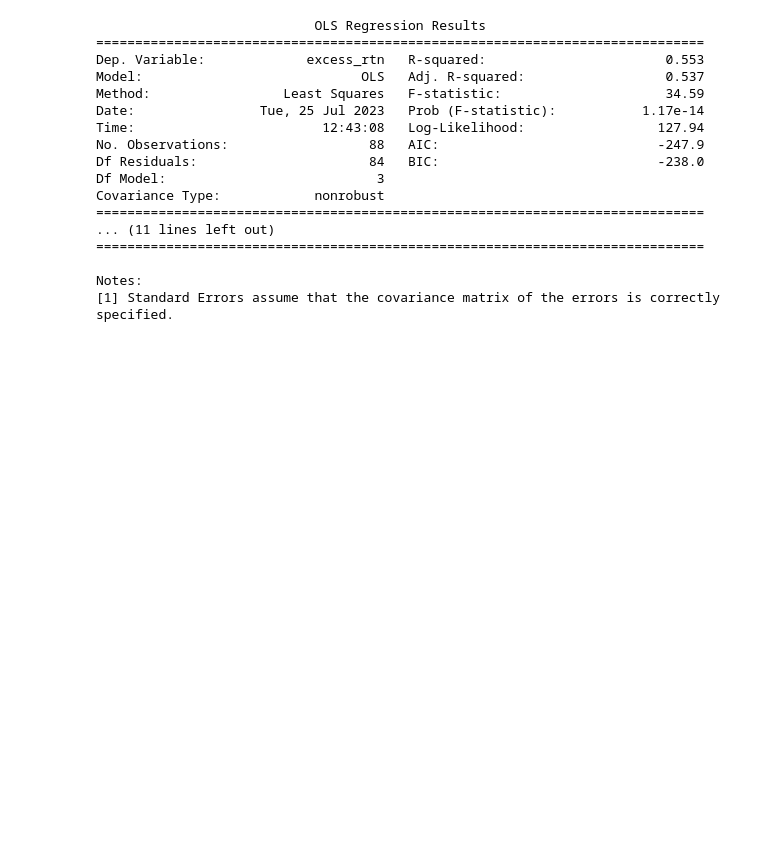
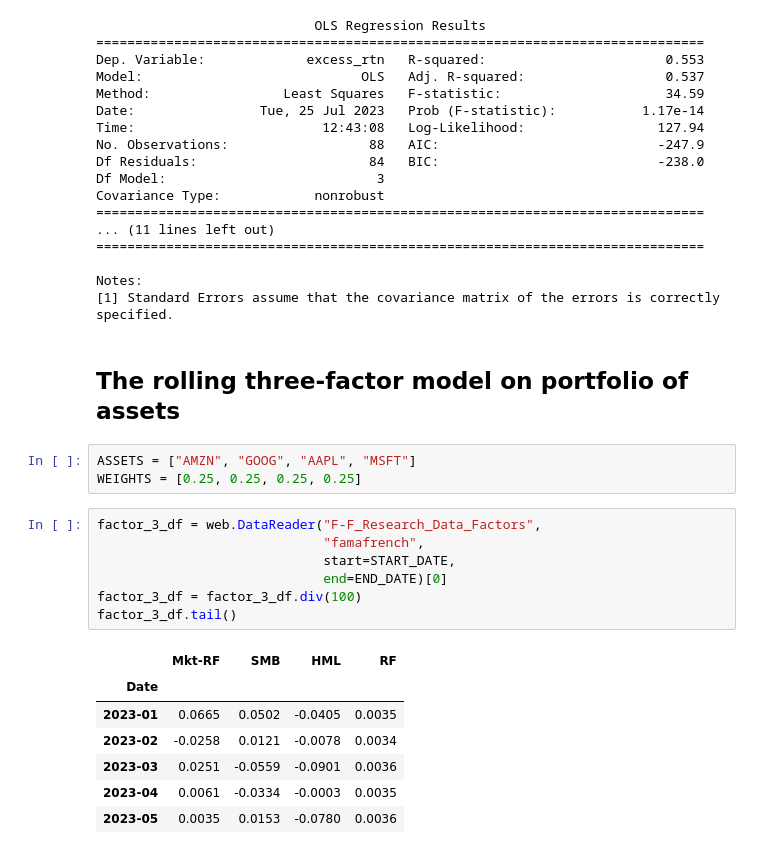
Before and after one commit to AmirGhnbr/multi_factor_models, a Jupyter notebook: multi_factor_models.ipynb, the cells around one changed output. Drawn from its saved outputs; the diff is of its cells as text; blank space fills up the shorter version.

```diff
--- a/multi_factor_models.ipynb
+++ b/multi_factor_models.ipynb
@@ -347,3 +347,23 @@ Covariance Type:            nonrobust
 
 Notes:
 [1] Standard Errors assume that the covariance matrix of the errors is correctly specified.
+# %% [markdown]
+## The rolling three-factor model on portfolio of assets
+# %%
+ASSETS = ["AMZN", "GOOG", "AAPL", "MSFT"]
+WEIGHTS = [0.25, 0.25, 0.25, 0.25]
+# %%
+factor_3_df = web.DataReader("F-F_Research_Data_Factors",
+                             "famafrench",
+                             start=START_DATE,
+                             end=END_DATE)[0]
+factor_3_df = factor_3_df.div(100)
+factor_3_df.tail()
+# %% [output]
+|  | Mkt-RF | SMB | HML | RF |
+| Date |  |  |  |  |
+| 2023-01 | 0.0665 | 0.0502 | -0.0405 | 0.0035 |
+| 2023-02 | -0.0258 | 0.0121 | -0.0078 | 0.0034 |
+| 2023-03 | 0.0251 | -0.0559 | -0.0901 | 0.0036 |
+| 2023-04 | 0.0061 | -0.0334 | -0.0003 | 0.0035 |
+| 2023-05 | 0.0035 | 0.0153 | -0.0780 | 0.0036 |
```
Also changed, not shown: parts of 6 cells of this notebook.
